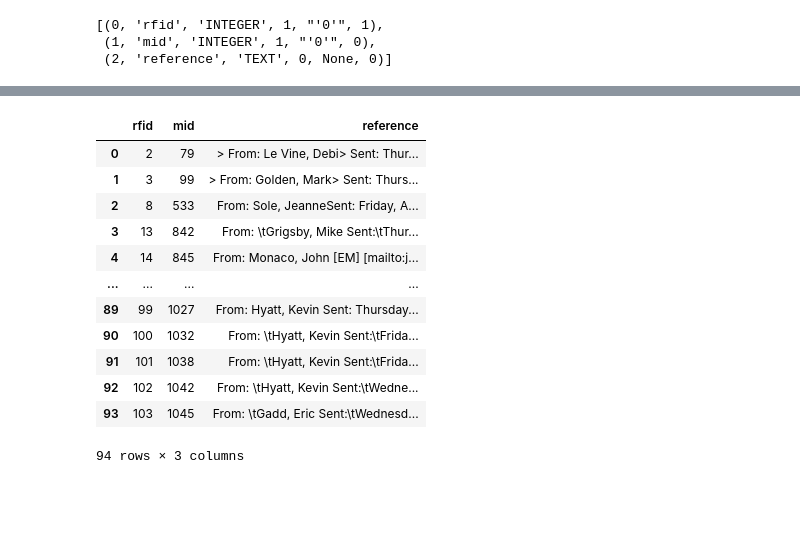
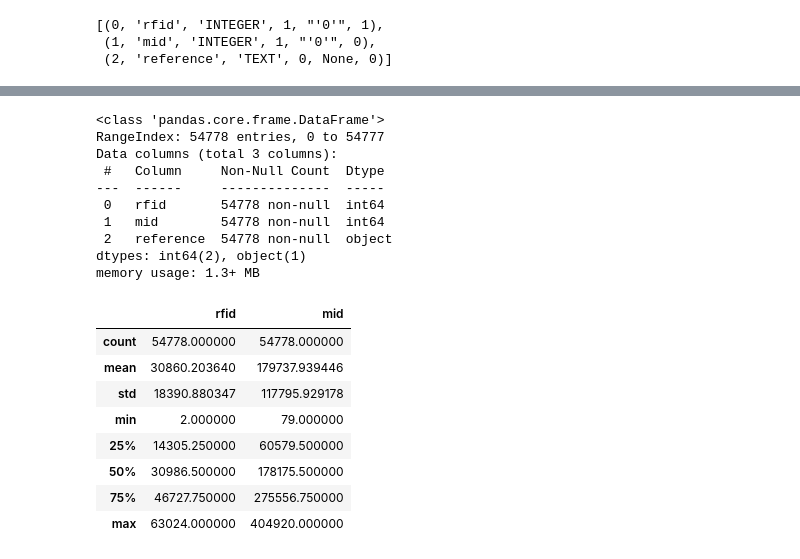
Before and after one commit to Ashlay01/Ash21212022, a Jupyter notebook: Copy_of_download_enron_data.ipynb, the cells around one changed output, grey strips where cells are left out. Saved outputs shown, nothing was run; the diff lists cells and outputs as text; code cells hidden in the pictures; blank space fills up the shorter version.

```diff
--- a/Copy_of_download_enron_data.ipynb
+++ b/Copy_of_download_enron_data.ipynb
@@ -264,18 +288,25 @@ memory usage: 3.8+ KB
 # %%
-#cleaning null values from dataframe
-clean =  referenceinfo_df.dropna()
-clean
+#checking null values from referenceinfo dataframe
+
+referenceinfo_df.info()
+referenceinfo_df.describe()
 # %% [output]
+<class 'pandas.core.frame.DataFrame'>
+RangeIndex: 54778 entries, 0 to 54777
+Data columns (total 3 columns):
+ #   Column     Non-Null Count  Dtype
+---  ------     --------------  -----
+ 0   rfid       54778 non-null  int64
+ 1   mid        54778 non-null  int64
+ 2   reference  54778 non-null  object
+dtypes: int64(2), object(1)
+memory usage: 1.3+ MB
-|  | rfid | mid | reference |
-| 0 | 2 | 79 | > From: Le Vine, Debi> Sent: Thur... |
-| 1 | 3 | 99 | > From: Golden, Mark> Sent: Thurs... |
-| 2 | 8 | 533 | From: Sole, JeanneSent: Friday, A... |
-| 3 | 13 | 842 | From: \tGrigsby, Mike Sent:\tThur... |
-| 4 | 14 | 845 | From: Monaco, John [EM] [mailto:j... |
-| ... | ... | ... | ... |
-| 89 | 99 | 1027 | From: Hyatt, Kevin Sent: Thursday... |
-| 90 | 100 | 1032 | From: \tHyatt, Kevin Sent:\tFrida... |
-| 91 | 101 | 1038 | From: \tHyatt, Kevin Sent:\tFrida... |
-| 92 | 102 | 1042 | From: \tHyatt, Kevin Sent:\tWedne... |
-| 93 | 103 | 1045 | From: \tGadd, Eric Sent:\tWednesd... |
+|  | rfid | mid |
+| count | 54778.000000 | 54778.000000 |
+| mean | 30860.203640 | 179737.939446 |
+| std | 18390.880347 | 117795.929178 |
+| min | 2.000000 | 79.000000 |
+| 25% | 14305.250000 | 60579.500000 |
+| 50% | 30986.500000 | 178175.500000 |
+| 75% | 46727.750000 | 275556.750000 |
+| max | 63024.000000 | 404920.000000 |
-94 rows × 3 columns
```
Also changed, not shown: parts of 16 cells of this notebook.
